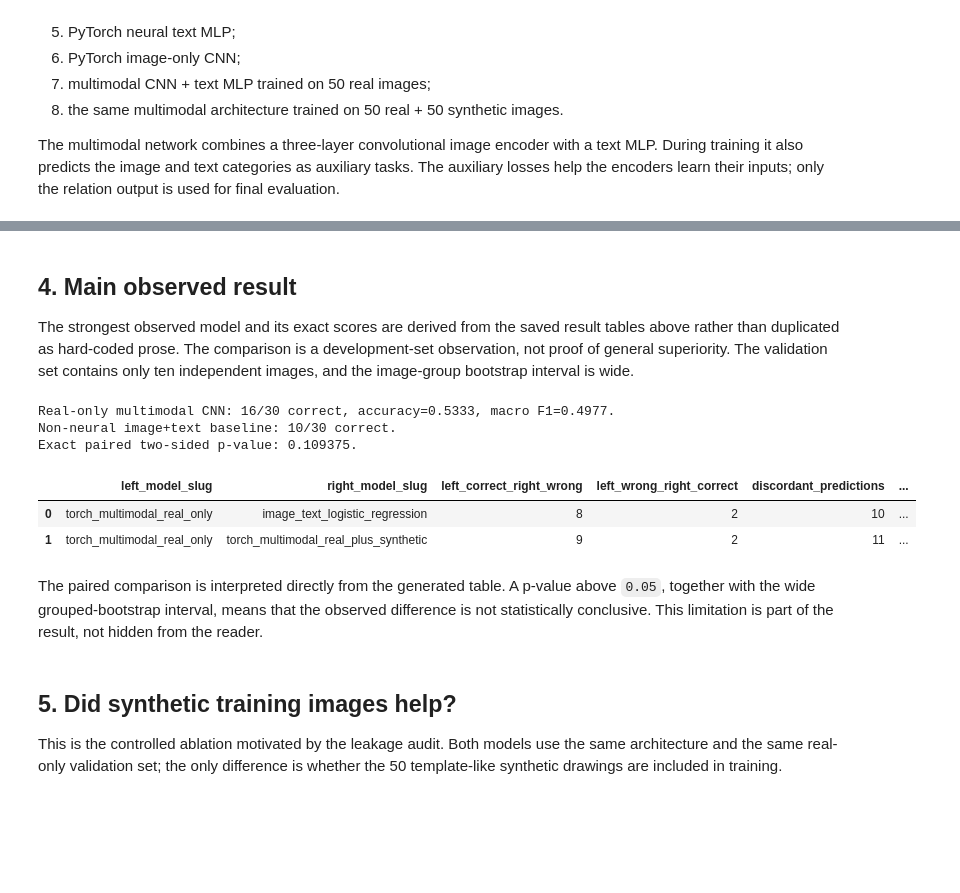
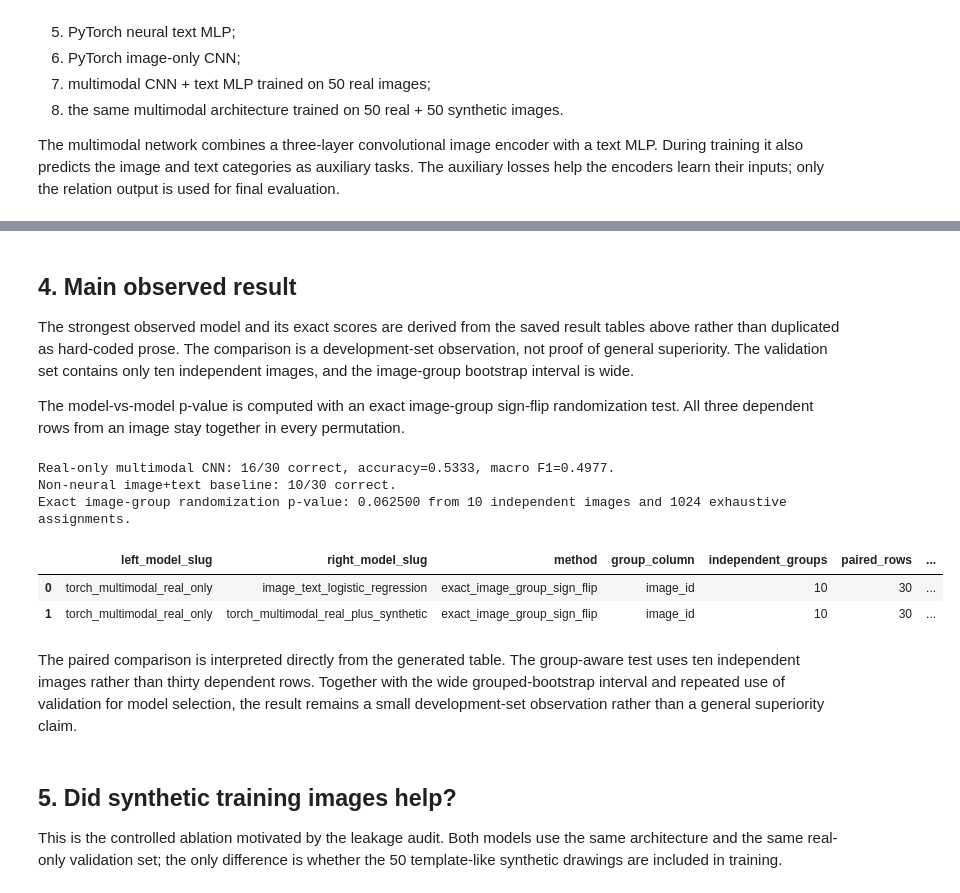
Before and after one commit to SATananov/automotive-part-image-text-matching, a Jupyter notebook: project.ipynb, the cells around one changed output, grey strips where cells are left out. Saved outputs shown, nothing was run; the diff lists cells and outputs as text; code cells hidden in the pictures; blank space fills up the shorter version.

Commit message:
Strengthen grouped evaluation methodology

```diff
--- a/project.ipynb
+++ b/project.ipynb
@@ -211,34 +211,39 @@ plt.show()
 ## 4. Main observed result
 
 The strongest observed model and its exact scores are derived from the saved result tables above rather than duplicated as hard-coded prose. The comparison is a development-set observation, not proof of general superiority. The validation set contains only ten independent images, and the image-group bootstrap interval is wide.
+
+The model-vs-model p-value is computed with an exact image-group sign-flip randomization test. All three dependent rows from an image stay together in every permutation.
 # %%
 paired = pd.read_csv(RESULTS / "paired_comparisons.csv")
 main_row = comparison.set_index("model_slug").loc["torch_multimodal_real_only"]
 baseline_row = comparison.set_index("model_slug").loc["image_text_logistic_regression"]
 main_vs_baseline = paired.loc[
     paired.right_model_slug.eq("image_text_logistic_regression")
 ].iloc[0]
 
 print(
     f"Real-only multimodal CNN: {int(main_row.correct_predictions)}/{int(main_row.total_predictions)} correct, "
     f"accuracy={main_row.validation_accuracy:.4f}, macro F1={main_row.validation_macro_f1:.4f}."
 )
 print(
     f"Non-neural image+text baseline: {int(baseline_row.correct_predictions)}/{int(baseline_row.total_predictions)} correct."
 )
 print(
-    f"Exact paired two-sided p-value: {main_vs_baseline.exact_two_sided_p_value:.6f}."
+    f"Exact image-group randomization p-value: "
+    f"{main_vs_baseline.grouped_exact_two_sided_p_value:.6f} "
+    f"from {int(main_vs_baseline.independent_groups)} independent images "
+    f"and {int(main_vs_baseline.randomization_assignments)} exhaustive assignments."
 )
 paired
 # %% [output]
 Real-only multimodal CNN: 16/30 correct, accuracy=0.5333, macro F1=0.4977.
 Non-neural image+text baseline: 10/30 correct.
-Exact paired two-sided p-value: 0.109375.
+Exact image-group randomization p-value: 0.062500 from 10 independent images and 1024 exhaustive assignments.
-|  | left_model_slug | right_model_slug | left_correct_right_wrong | left_wrong_right_correct | discordant_predictions | ... |
-| 0 | torch_multimodal_real_only | image_text_logistic_regression | 8 | 2 | 10 | ... |
-| 1 | torch_multimodal_real_only | torch_multimodal_real_plus_synthetic | 9 | 2 | 11 | ... |
+|  | left_model_slug | right_model_slug | method | group_column | independent_groups | paired_rows | ... |
+| 0 | torch_multimodal_real_only | image_text_logistic_regression | exact_image_group_sign_flip | image_id | 10 | 30 | ... |
+| 1 | torch_multimodal_real_only | torch_multimodal_real_plus_synthetic | exact_image_group_sign_flip | image_id | 10 | 30 | ... |
 # %% [markdown]
-The paired comparison is interpreted directly from the generated table. A p-value above `0.05`, together with the wide grouped-bootstrap interval, means that the observed difference is not statistically conclusive. This limitation is part of the result, not hidden from the reader.
+The paired comparison is interpreted directly from the generated table. The group-aware test uses ten independent images rather than thirty dependent rows. Together with the wide grouped-bootstrap interval and repeated use of validation for model selection, the result remains a small development-set observation rather than a general superiority claim.
 # %% [markdown]
 ## 5. Did synthetic training images help?
 
```
Also changed, not shown: parts of 7 cells of this notebook, 10 other files.
